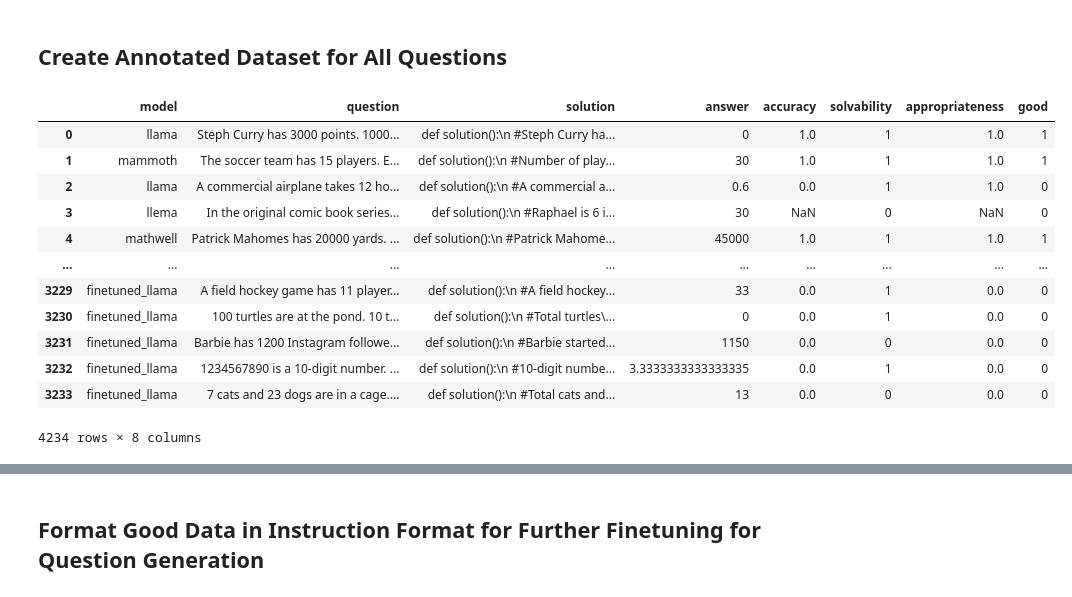
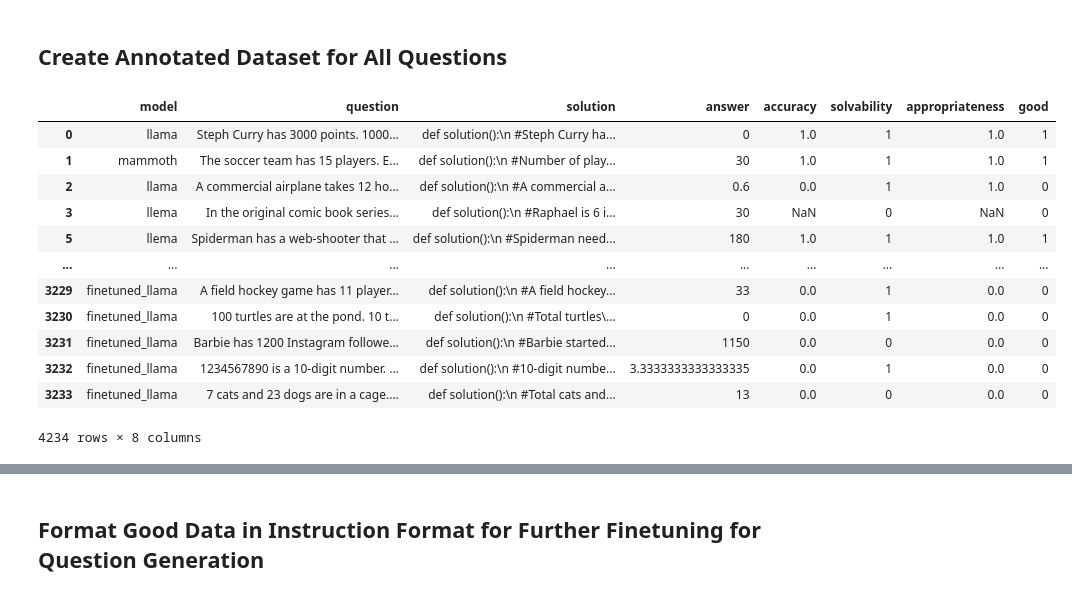
Before and after one commit to bryanchrist/llama2-70b, a Jupyter notebook: Compare_Models_Zooniverse.ipynb, the cells around one changed output, grey strips where cells are left out. Saved outputs shown, nothing was run; the diff lists cells and outputs as text; code cells hidden in the pictures.

```diff
--- a/Compare_Models_Zooniverse.ipynb
+++ b/Compare_Models_Zooniverse.ipynb
@@ -853,0 +854,9 @@ df
+# %%
+# df = pd.read_csv('data/filtered_models.csv')
+df = df.rename({'topic_x': 'topic'}, axis =1)
+df = df.drop('matched', axis = 1)
+df = df[df['model']!= 'mathwell']
+mathwell = pd.read_csv('data/mathwell_final_annotations.csv')
+df = pd.concat([df, mathwell])
+merged = df
+df
@@ -1585,8 +1595 @@ llema_q292        1
 Name: count, Length: 1000, dtype: int64
-# %%
-merged = pd.merge(df, questions,
-              on = 'question_number',
-              how='inner',
-              validate='one_to_one',
-              indicator = 'matched')
-merged['matched'].value_counts()
@@ -1599,5 +1595,0 @@ Name: count, dtype: int64
-# %%
-merged = pd.merge(df, questions,
-              on = 'question_number',
-              how='inner')
-merged
@@ -1618,4 +1608,4 @@ merged
 # %%
-merged['text'] = "Question: " + merged['question'] + "\nAnswer: " + merged['answer']
+merged['text'] = "Question: " + merged['question'] + "\nAnswer: " + str(merged['answer'])
 merged.to_csv('data/all_models.csv')
 merged['acc_text'] = "Question: " + merged['question'] + "\nSolution:\n" + merged['solution']
@@ -1957,18 +1962,22 @@ def solution():
 # %%
 all_qs = merged[['model','question', 'solution', 'answer', 'accuracy', 'solvability', 'appropriateness', 'good']]
 mathwell_annotated = pd.read_csv('data/mathwell_annotations.csv')
 all_qs = pd.concat([all_qs, mathwell_annotated])
 replace_map = {np.nan: 'finetuned_llama'}
 all_qs['model'] = all_qs['model'].replace(replace_map)
 all_qs = all_qs.drop(['Unnamed: 0'], axis=1)
+mathwell_an = all_qs[all_qs['model']!='llama']
+mathwell_an = mathwell_an[mathwell_an['model']!='llema']
+mathwell_an = mathwell_an[mathwell_an['model']!='mammoth']
+mathwell_an.to_csv('data/mathwell_annotations_final.csv')
 all_qs
 # %% [output]
 |  | model | question | solution | answer | accuracy | solvability | appropriateness | good |
 | 0 | llama | Steph Curry has 3000 points. 1000... | def solution():\n #Steph Curry ha... | 0 | 1.0 | 1 | 1.0 | 1 |
 | 1 | mammoth | The soccer team has 15 players. E... | def solution():\n #Number of play... | 30 | 1.0 | 1 | 1.0 | 1 |
 | 2 | llama | A commercial airplane takes 12 ho... | def solution():\n #A commercial a... | 0.6 | 0.0 | 1 | 1.0 | 0 |
 | 3 | llema | In the original comic book series... | def solution():\n #Raphael is 6 i... | 30 | NaN | 0 | NaN | 0 |
-| 4 | mathwell | Patrick Mahomes has 20000 yards. ... | def solution():\n #Patrick Mahome... | 45000 | 1.0 | 1 | 1.0 | 1 |
+| 5 | llema | Spiderman has a web-shooter that ... | def solution():\n #Spiderman need... | 180 | 1.0 | 1 | 1.0 | 1 |
 | ... | ... | ... | ... | ... | ... | ... | ... | ... |
 | 3229 | finetuned_llama | A field hockey game has 11 player... | def solution():\n #A field hockey... | 33 | 0.0 | 1 | 0.0 | 0 |
 | 3230 | finetuned_llama | 100 turtles are at the pond. 10 t... | def solution():\n #Total turtles\... | 0 | 0.0 | 1 | 0.0 | 0 |
```
Also changed, not shown: parts of 85 cells of this notebook, 12 other files.
